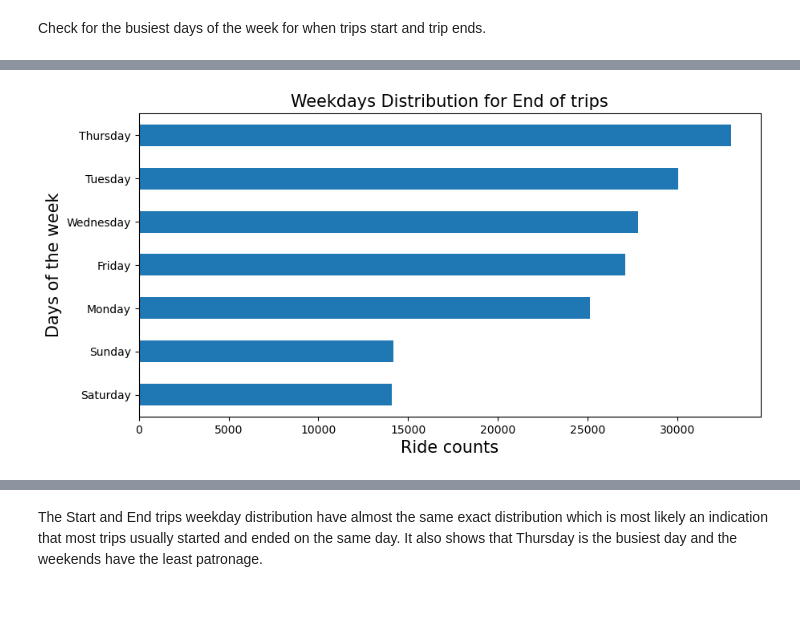
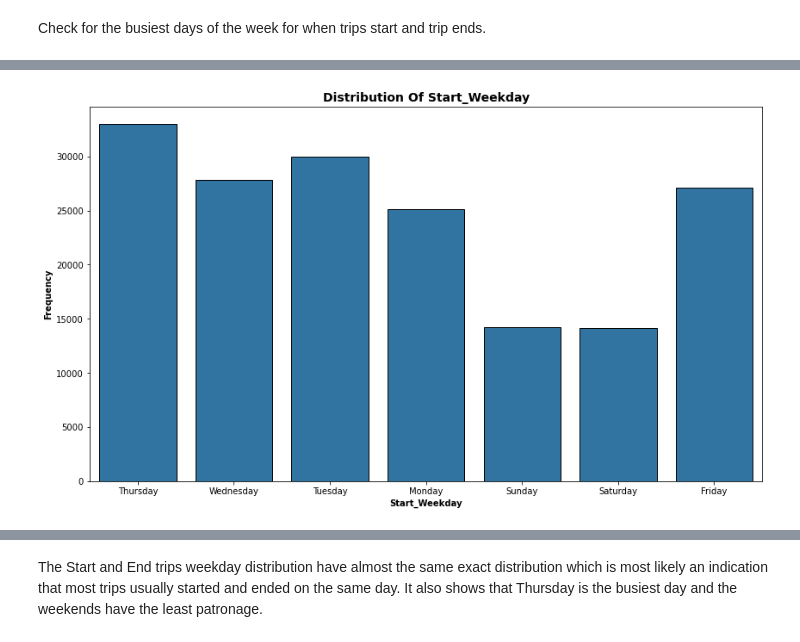
Before and after one commit to Mofeoluwa/Bikeshare-Data-Visualization, a Jupyter notebook: Part_I_exploration_template.ipynb, the cells around one changed output, grey strips where cells are left out. Cells and saved outputs as stored; diff of their text form; code cells hidden in the pictures; blank space fills up the shorter version.

```diff
--- a/Part_I_exploration_template.ipynb
+++ b/Part_I_exploration_template.ipynb
@@ -349,9 +348,5 @@ ford_data.start_weekday.value_counts(ascending=True).plot.barh();
-# %%
-#horizontal bar plot of weekdays bike trips ended
-plt.figure(figsize=(10,5), dpi = 100)
-plt.title('Weekdays Distribution for End of trips', fontsize=15)
-plt.xlabel('Ride count', fontsize=15)
-plt.ylabel('Days of the week', fontsize=15)
-ford_data.end_weekday.value_counts(ascending=True).plot.barh();
-# %% [output]
-[figure, removed]
+# %%
+#horizontal bar plot of weekdays bike trips started
+myCountPlot(ford_data, 'start_weekday')
+# %% [output]
+[figure, added]
```
Also changed, not shown: parts of 12 cells of this notebook, 3 other files.
